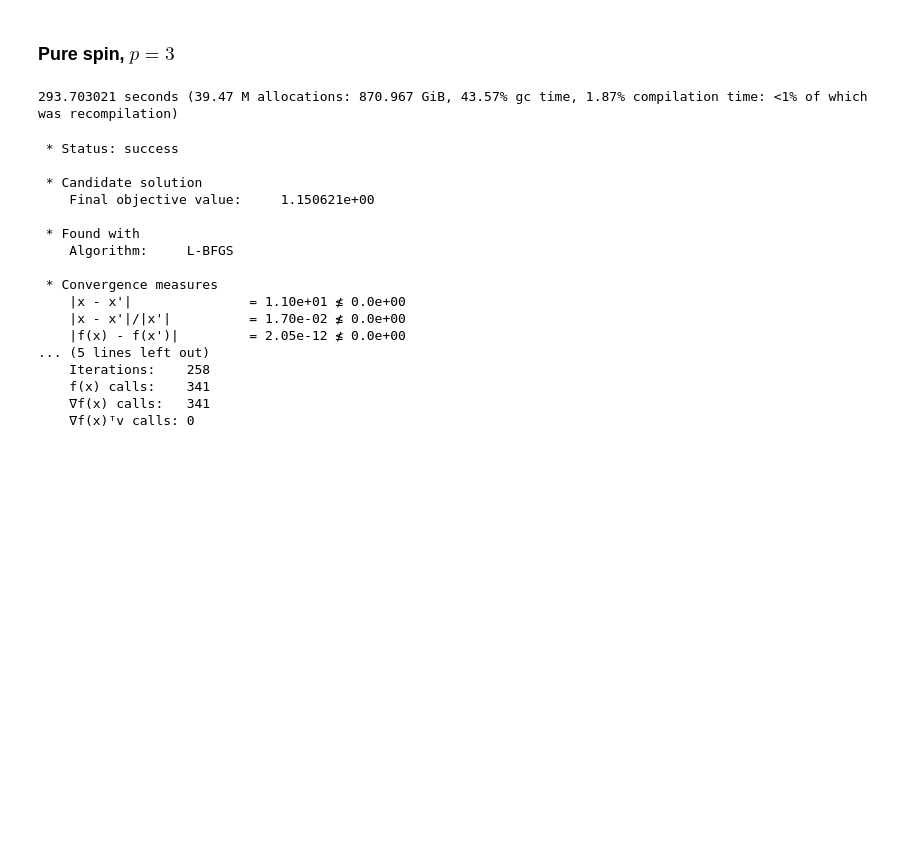
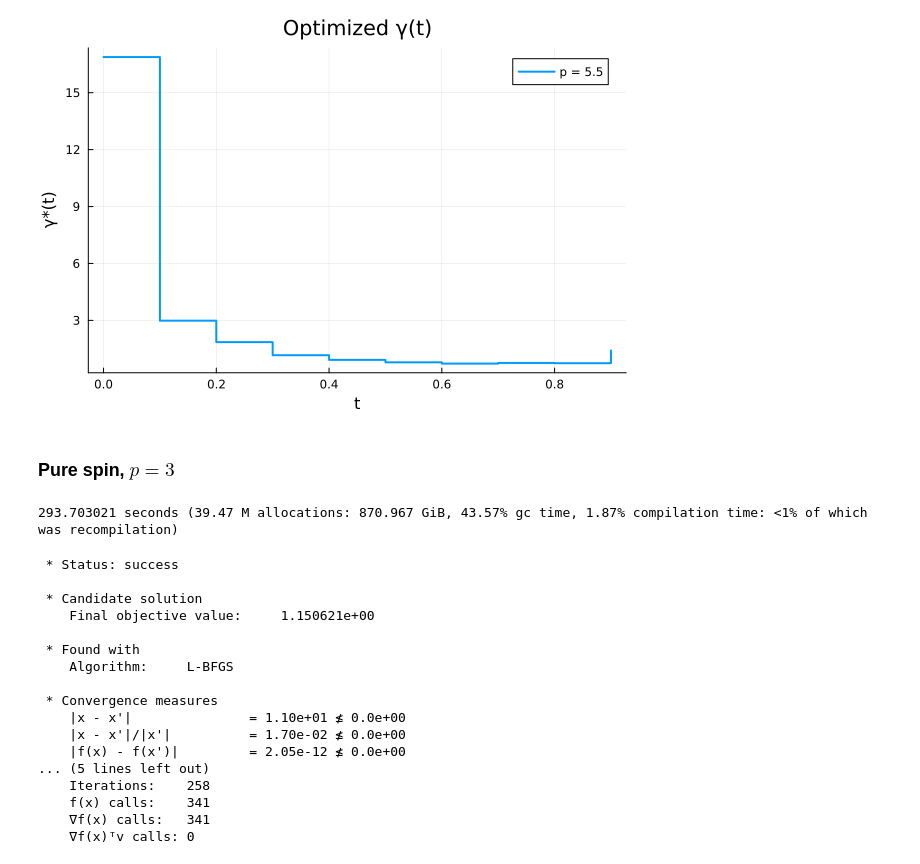
Before and after one commit to xenakistheo/SpinGlasses, a Jupyter notebook: src/parisi.ipynb, the cells around one changed output. Drawn from its saved outputs; the diff is of its cells as text; code cells hidden in the pictures; blank space fills up the shorter version.

```diff
--- a/src/parisi.ipynb
+++ b/src/parisi.ipynb
@@ -5,7 +5,7 @@ using Optim
 using ADTypes: AutoForwardDiff
 import ForwardDiff
 # %%
-K = 50
+K = 10
 tgrid = collect(range(0.0, 1.0, length=K+1));
 
 theta0 = log.(fill(0.05, K))
@@ -13,3 +37,18 @@ g0 = theta_to_g(theta0);
+# %%
+g_star = Optim.minimizer(res)
+
+plot(
+    tgrid[1:end-1],
+    g_star,
+    seriestype=:steppost,
+    xlabel="t",
+    ylabel="γ*(t)",
+    linewidth=2,
+    label="p = $p",
+    title = "Optimized γ(t)",
+)
+# %% [output]
+[figure, added]
 # %% [markdown]
 ### Pure spin, $p=3$
 # %%
```
Also changed, not shown: parts of 7 cells of this notebook.
